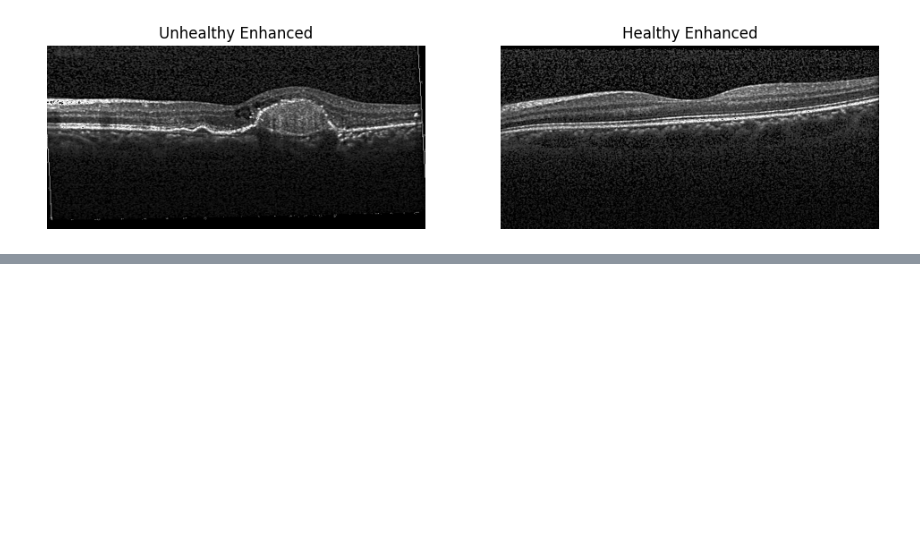
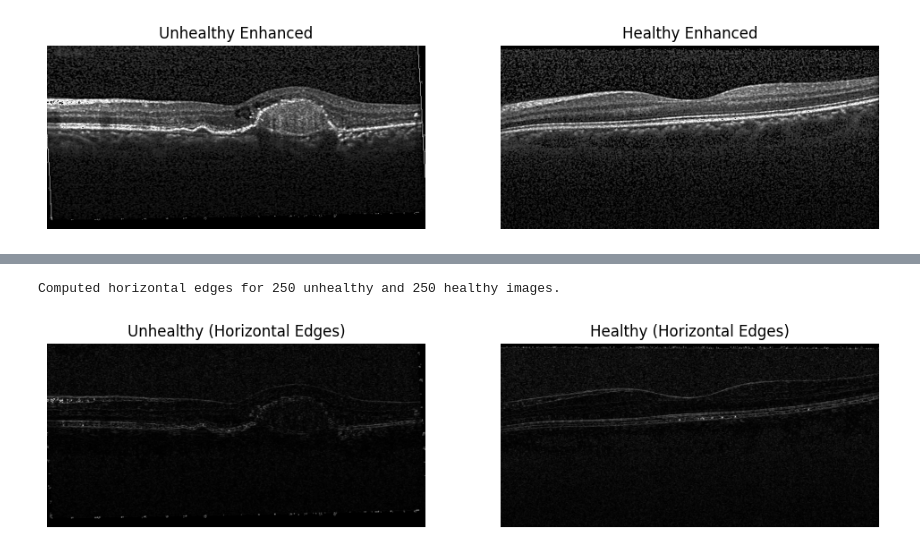
Before and after one commit to m2802h/Computer-Vision, a Jupyter notebook: Project.ipynb, the cells around one changed output, grey strips where cells are left out. Drawn from its saved outputs; the diff is of its cells as text; code cells hidden in the pictures; blank space fills up the shorter version.

```diff
--- a/Project.ipynb
+++ b/Project.ipynb
@@ -149,0 +189,38 @@ Enhanced 250 unhealthy images and 250 healthy images.
+# %%
+
+
+def horizontal_edges_sobel(img, ksize=3):
+    """
+    Returns a grayscale PIL image of horizontal edges using Sobel Y.
+    ksize must be 1, 3, 5, or 7.
+    """
+    g = np.array(img.convert("L"))
+    grady = cv2.Sobel(g, cv2.CV_32F, 0, 1, ksize=ksize)  # dx=0, dy=1 → horizontal edges
+    edge = np.abs(grady)
+    edge = (edge / (edge.max() + 1e-8) * 255).astype(np.uint8)
+    return Image.fromarray(edge)
+
+# 🧠 Apply to both datasets
+images_unhealthy_horz = [horizontal_edges_sobel(im, ksize=3) for im in images_unhealthy]
+images_healthy_horz   = [horizontal_edges_sobel(im, ksize=3) for im in images_healthy]
+
+print(f"Computed horizontal edges for {len(images_unhealthy_horz)} unhealthy and {len(images_healthy_horz)} healthy images.")
+
+# 🔍 Show example
+idx = 5
+plt.figure(figsize=(12, 4))
+
+plt.subplot(1, 2, 1)
+plt.imshow(images_unhealthy_horz[idx], cmap='gray')
+plt.axis('off')
+plt.title('Unhealthy (Horizontal Edges)')
+
+plt.subplot(1, 2, 2)
+plt.imshow(images_healthy_horz[idx], cmap='gray')
+plt.axis('off')
+plt.title('Healthy (Horizontal Edges)')
+
+plt.show()
+# %% [output]
+Computed horizontal edges for 250 unhealthy and 250 healthy images.
+[figure, added]
```
Also changed, not shown: parts of 2 cells of this notebook.
